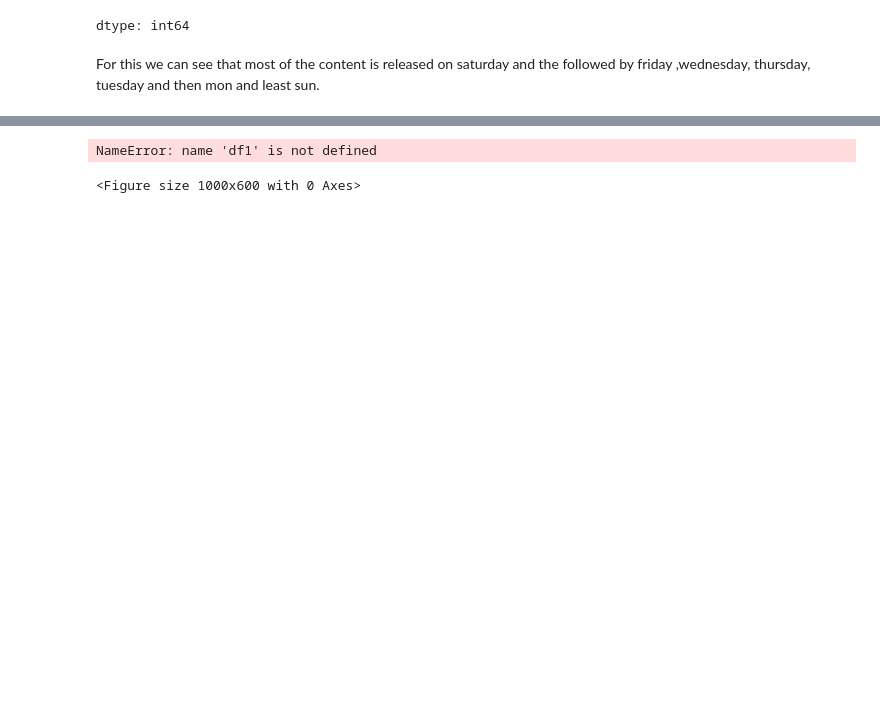
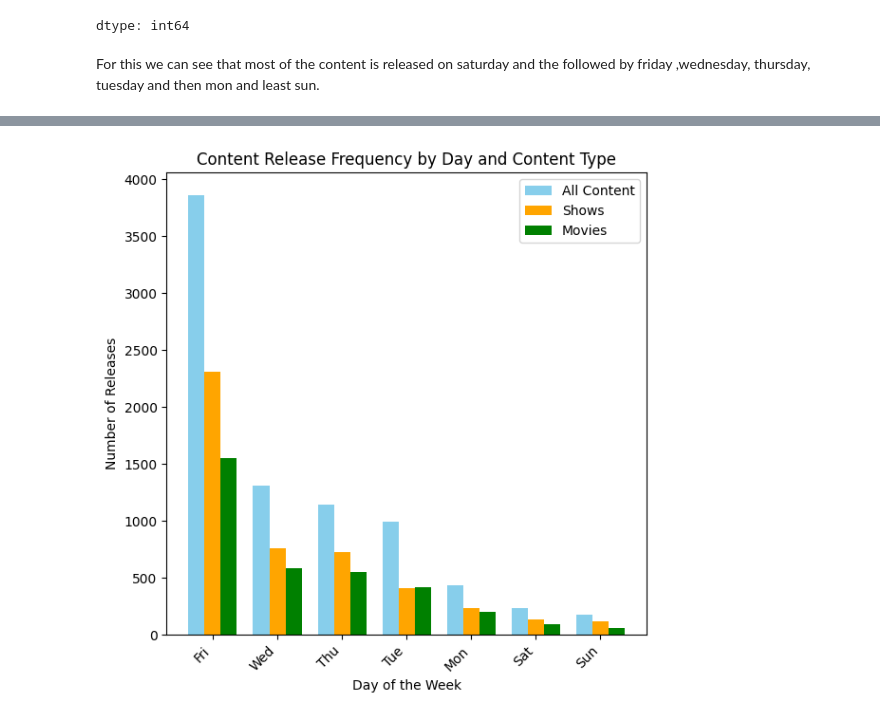
Before and after one commit to trDalmi/Data-Science-Portfolio, a Jupyter notebook: Netflix_Content_Strategy_Analysis.ipynb, the cells around one changed output, grey strips where cells are left out. Drawn from its saved outputs; the diff is of its cells as text; code cells hidden in the pictures; blank space fills up the shorter version.

```diff
--- a/Netflix_Content_Strategy_Analysis.ipynb
+++ b/Netflix_Content_Strategy_Analysis.ipynb
@@ -137,14 +162,33 @@ plt.show()
+# %%
+show_df = df[df['Content Type'] == 'Show']
+day_counts_show =  show_df['Day of Week'].value_counts()
+movies_df = df[df['Content Type'] == 'Movie']
+day_counts_movie =  movies_df['Day of Week'].value_counts()
 # %%
-plt.figure(figsize=(10, 6))
-plt.bar(df1.index, df1.values, label='Shows')
-plt.bar(df2.index, df2.values, label='Movies', bottom=df1.values) # Stacked bar for movies
+plt.figure(figsize=(6, 6))
+
+# Define the width of each bar
+bar_width = 0.25
+
+# Set the positions of the bars on the x-axis
+r1 = range(len(day_counts))
+r2 = [x + bar_width for x in r1]
+r3 = [x + bar_width for x in r2]
+
+
+# Create the bar plots
+plt.bar(r1, day_counts.values, color='skyblue', width=bar_width, label='All Content')
+plt.bar(r2, day_counts_show.values, color='orange', width=bar_width, label='Shows')
+plt.bar(r3, day_counts_movie.values, color='green', width=bar_width, label='Movies')
+
+
+# Add labels, title, and legend
 plt.xlabel("Day of the Week")
 plt.ylabel("Number of Releases")
-plt.title("Content Release Frequency by Day (Shows and Movies)")
-plt.xticks(rotation=45, ha='right')
+plt.title("Content Release Frequency by Day and Content Type")
+plt.xticks([r + bar_width for r in range(len(day_counts))], day_counts.index, rotation=45, ha='right')
 plt.legend()
 plt.tight_layout()
 plt.show()
 # %% [output]
-NameError: name 'df1' is not defined
-<Figure size 1000x600 with 0 Axes>
+[figure, added]
```
Also changed, not shown: parts of 25 cells of this notebook.
